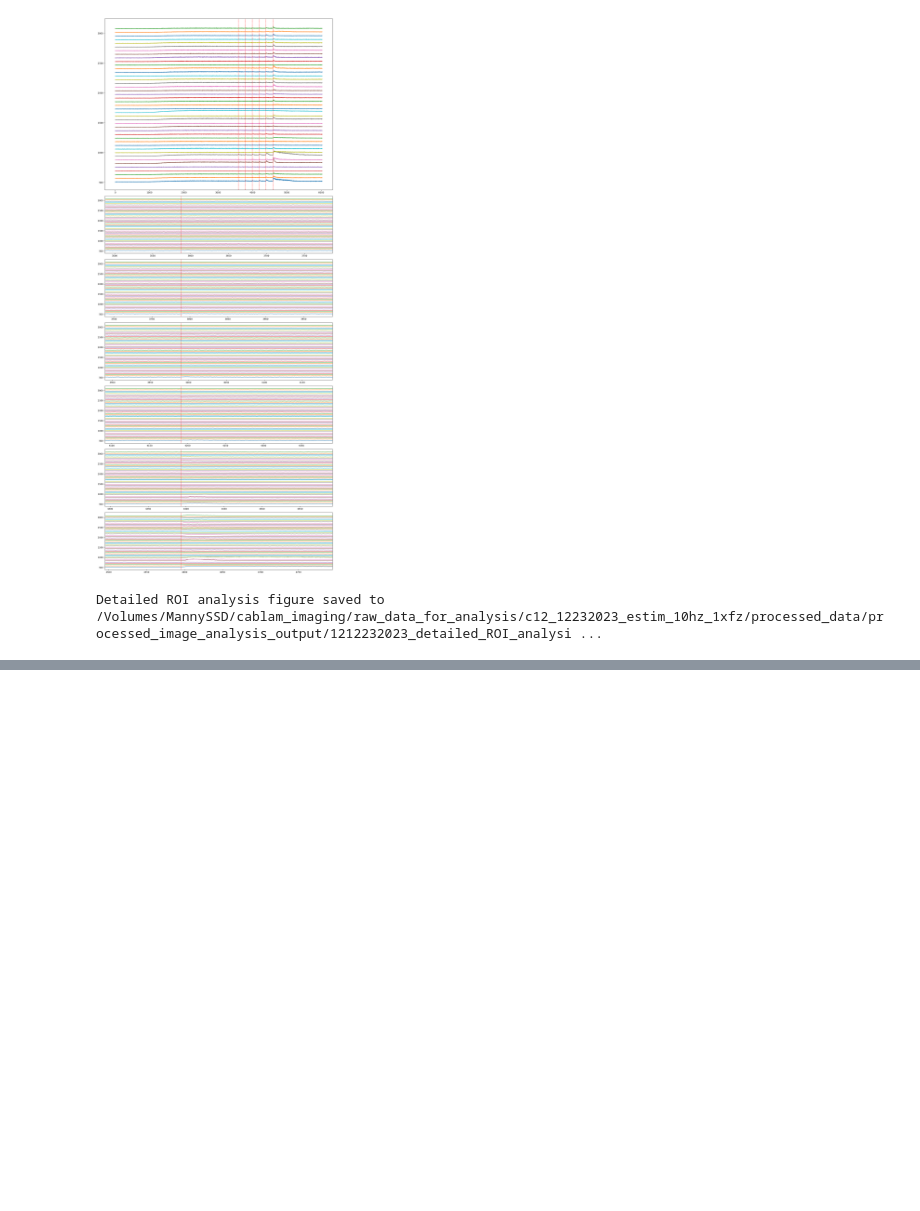
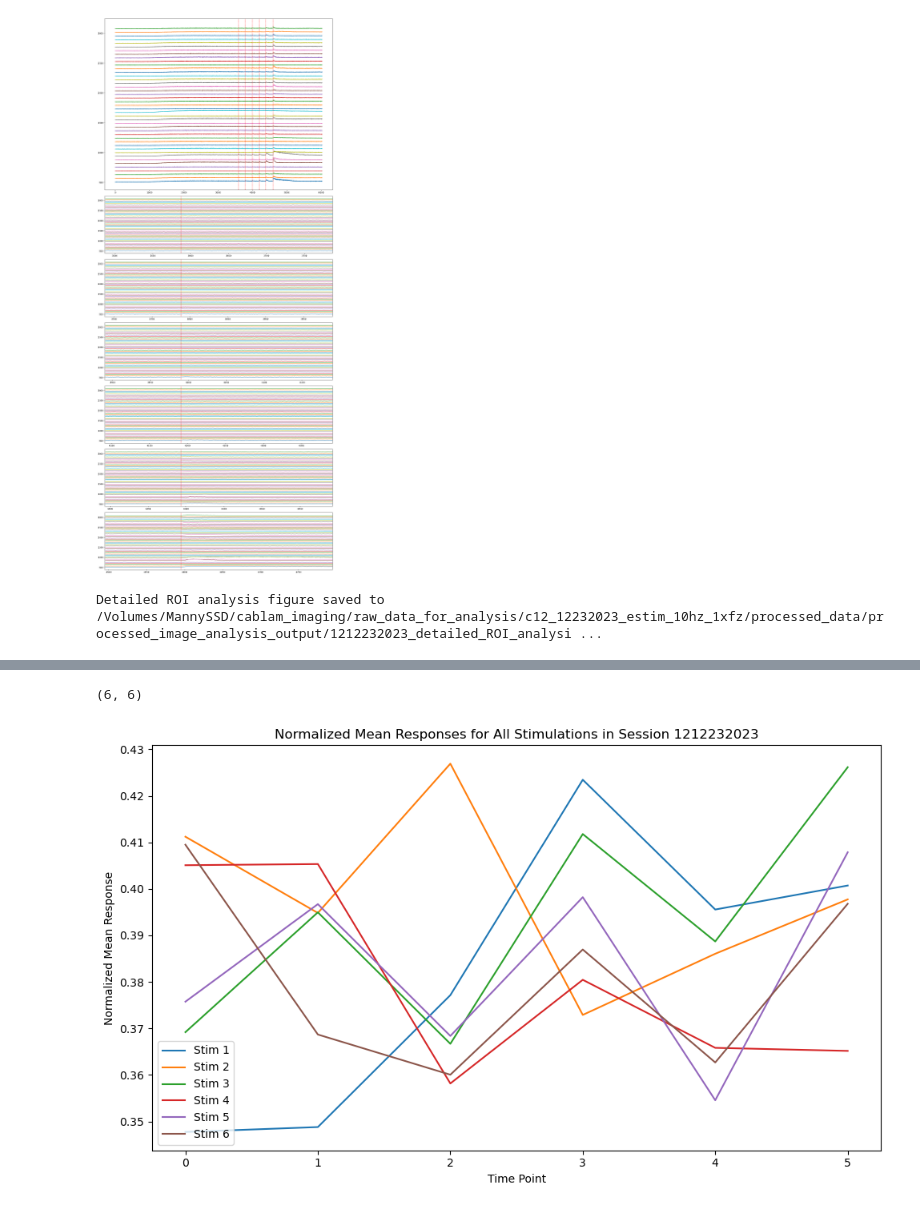
Before and after one commit to ecresp1el/biolumi_calcium_imaging, a Jupyter notebook: notebooks/calcium_imaging_analysis.ipynb, the cells around one changed output, grey strips where cells are left out. Saved outputs shown, nothing was run; the diff lists cells and outputs as text; code cells hidden in the pictures; blank space fills up the shorter version.

```diff
--- a/notebooks/calcium_imaging_analysis.ipynb
+++ b/notebooks/calcium_imaging_analysis.ipynb
@@ -809,0 +1242,5 @@ ROI ROI_43 plots saved in /Volumes/MannySSD/cablam_imaging/raw_data_for_analysis
+# %%
+analysis.plot_mean_responses_from_file(session_id)  # Replace with your actual session ID
+# %% [output]
+(6, 6)
+[figure, added]
```
Also changed, not shown: parts of 7 cells of this notebook.
